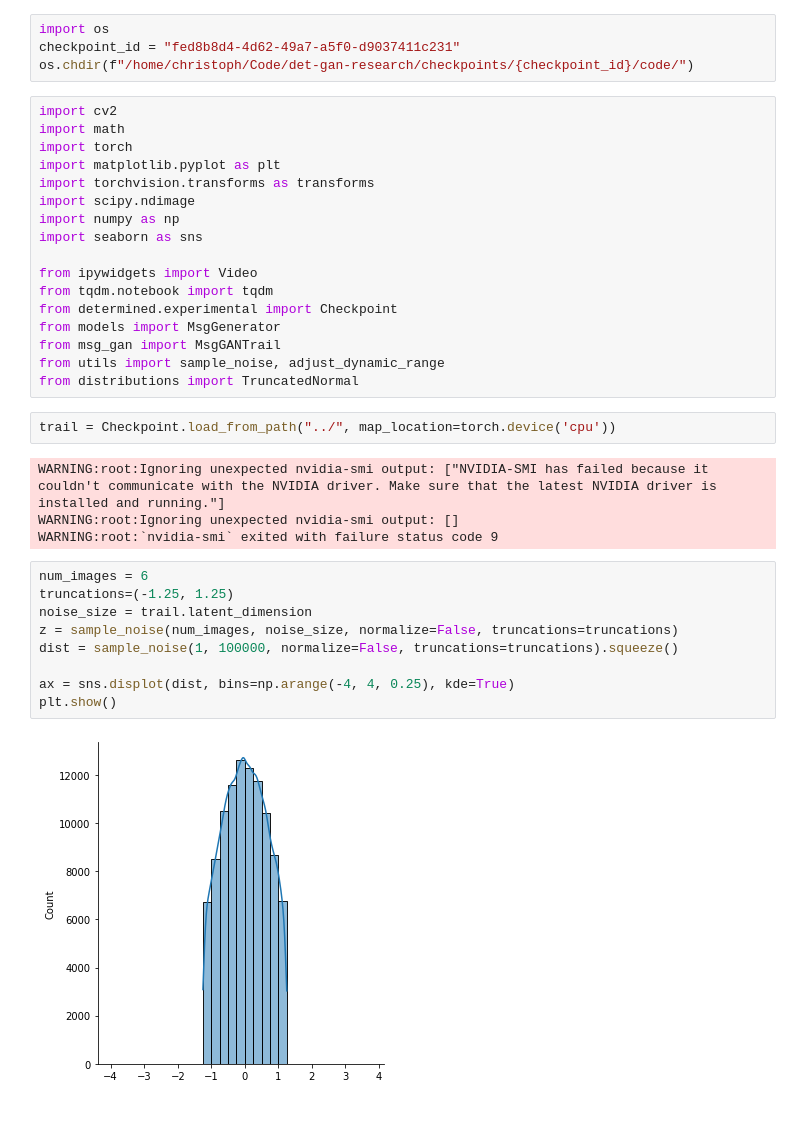
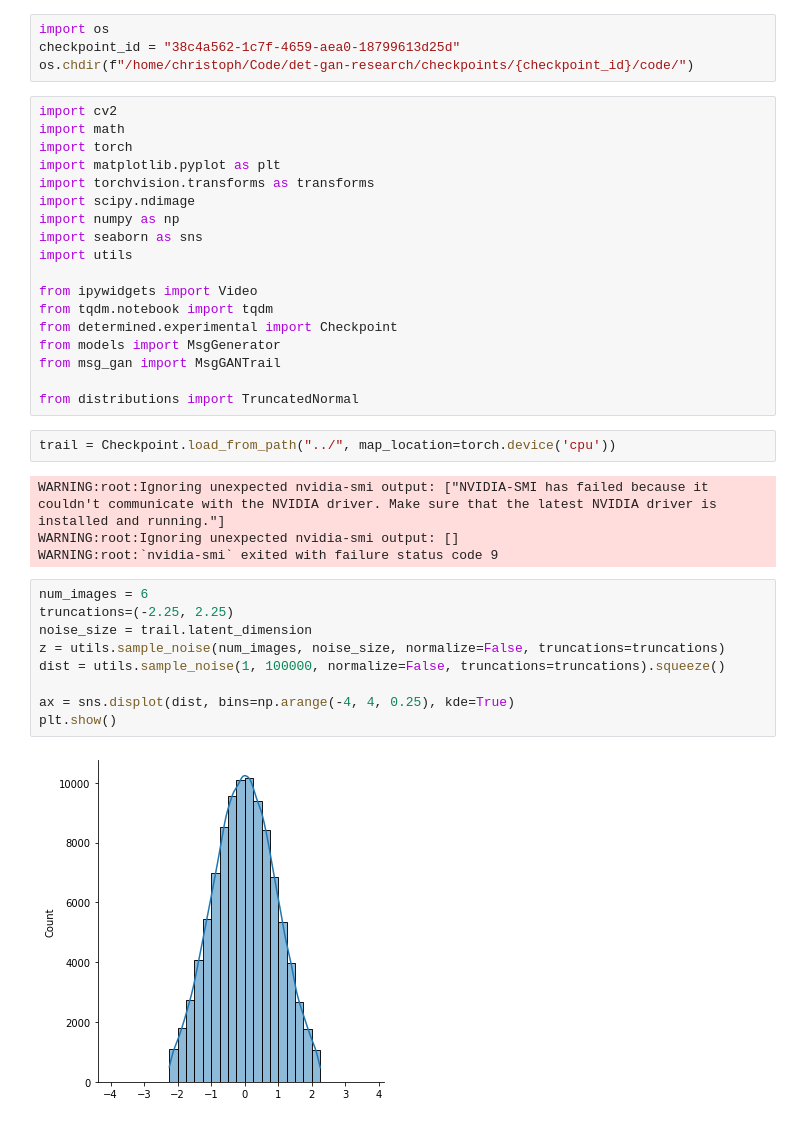
Before and after one commit to christophstach/det-gan-research, a Jupyter notebook: msg_gan.ipynb, the cells around one changed output. Cells and saved outputs as stored; diff of their text form.

```diff
--- a/msg_gan.ipynb
+++ b/msg_gan.ipynb
@@ -1,6 +1,6 @@
 # %%
 import os
-checkpoint_id = "fed8b8d4-4d62-49a7-a5f0-d9037411c231"
+checkpoint_id = "38c4a562-1c7f-4659-aea0-18799613d25d"
 os.chdir(f"/home/christoph/Code/det-gan-research/checkpoints/{checkpoint_id}/code/")
 # %%
 import cv2
@@ -11,13 +11,14 @@ import torchvision.transforms as transforms
 import scipy.ndimage
 import numpy as np
 import seaborn as sns
+import utils
 
 from ipywidgets import Video
 from tqdm.notebook import tqdm
 from determined.experimental import Checkpoint
 from models import MsgGenerator
 from msg_gan import MsgGANTrail
-from utils import sample_noise, adjust_dynamic_range
+
 from distributions import TruncatedNormal
 # %%
 trail = Checkpoint.load_from_path("../", map_location=torch.device('cpu'))
@@ -27,15 +28,15 @@ WARNING:root:Ignoring unexpected nvidia-smi output: []
 WARNING:root:`nvidia-smi` exited with failure status code 9
 # %%
 num_images = 6
-truncations=(-1.25, 1.25)
+truncations=(-2.25, 2.25)
 noise_size = trail.latent_dimension
-z = sample_noise(num_images, noise_size, normalize=False, truncations=truncations)
-dist = sample_noise(1, 100000, normalize=False, truncations=truncations).squeeze()
+z = utils.sample_noise(num_images, noise_size, normalize=False, truncations=truncations)
+dist = utils.sample_noise(1, 100000, normalize=False, truncations=truncations).squeeze()
 
 ax = sns.displot(dist, bins=np.arange(-4, 4, 0.25), kde=True)
 plt.show()
 # %% [output]
-[figure, old version]
+[figure, new version]
 # %%
 images, w = trail.generator(z)
 biggest_size = images[-1].shape[-1]
```
Also changed, not shown: parts of 2 cells of this notebook, 8 other files.
